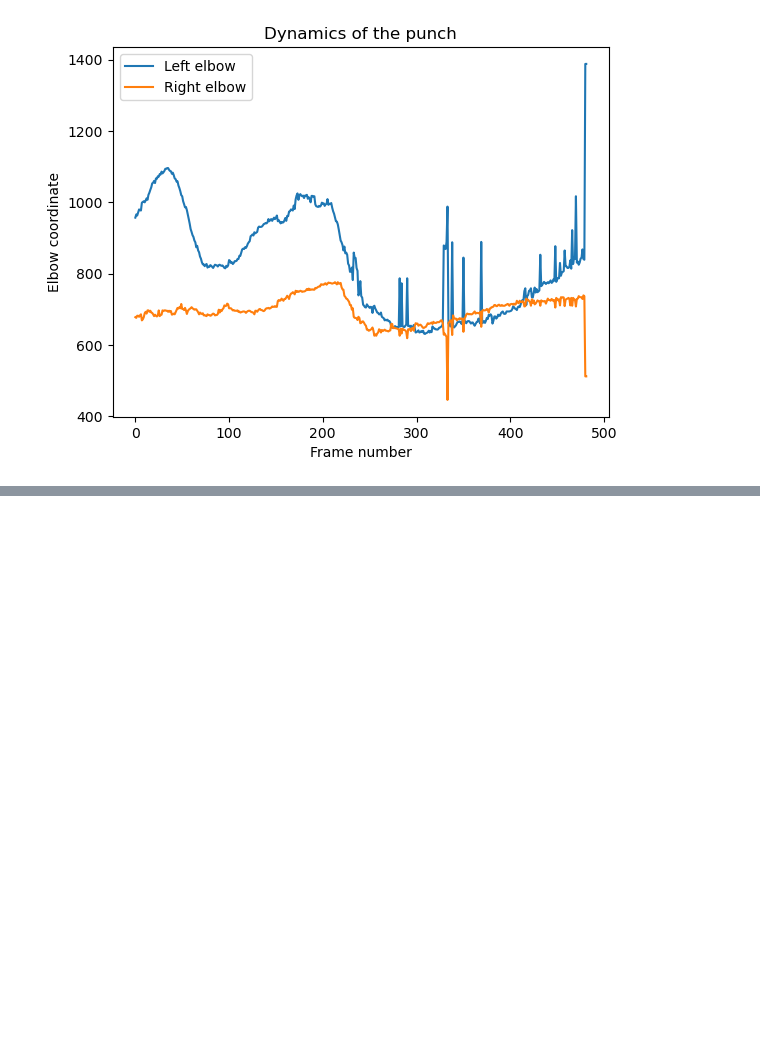
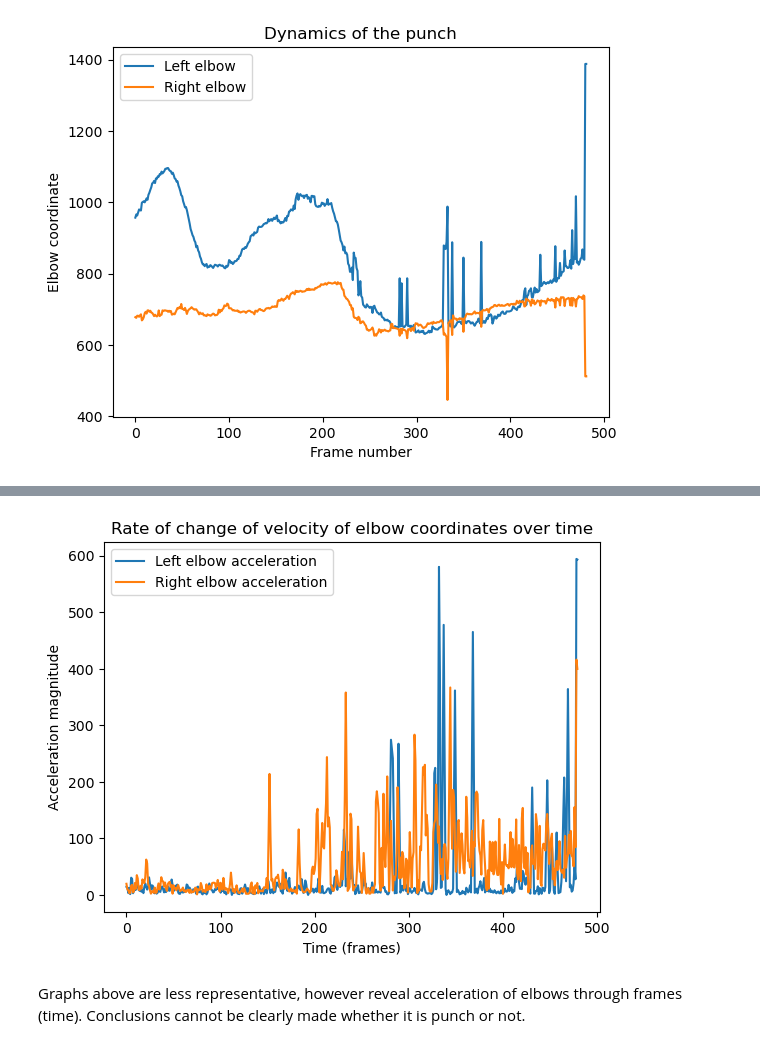
Before and after one commit to khegayv/coordinates_extractor, a Jupyter notebook: model.ipynb, the cells around one changed output, grey strips where cells are left out. Cells and saved outputs as stored; diff of their text form; code cells hidden in the pictures; blank space fills up the shorter version.

```diff
--- a/model.ipynb
+++ b/model.ipynb
@@ -207,0 +156,6 @@ IndexError: tuple index out of range
+# %%
+plot_velocity_rate("punch_coordinates2.txt")
+# %% [output]
+[figure, added]
+# %% [markdown]
+Graphs above are less representative, however reveal acceleration of elbows through frames (time). Conclusions cannot be clearly made whether it is punch or not.
```
Also changed, not shown: parts of 8 cells of this notebook.
